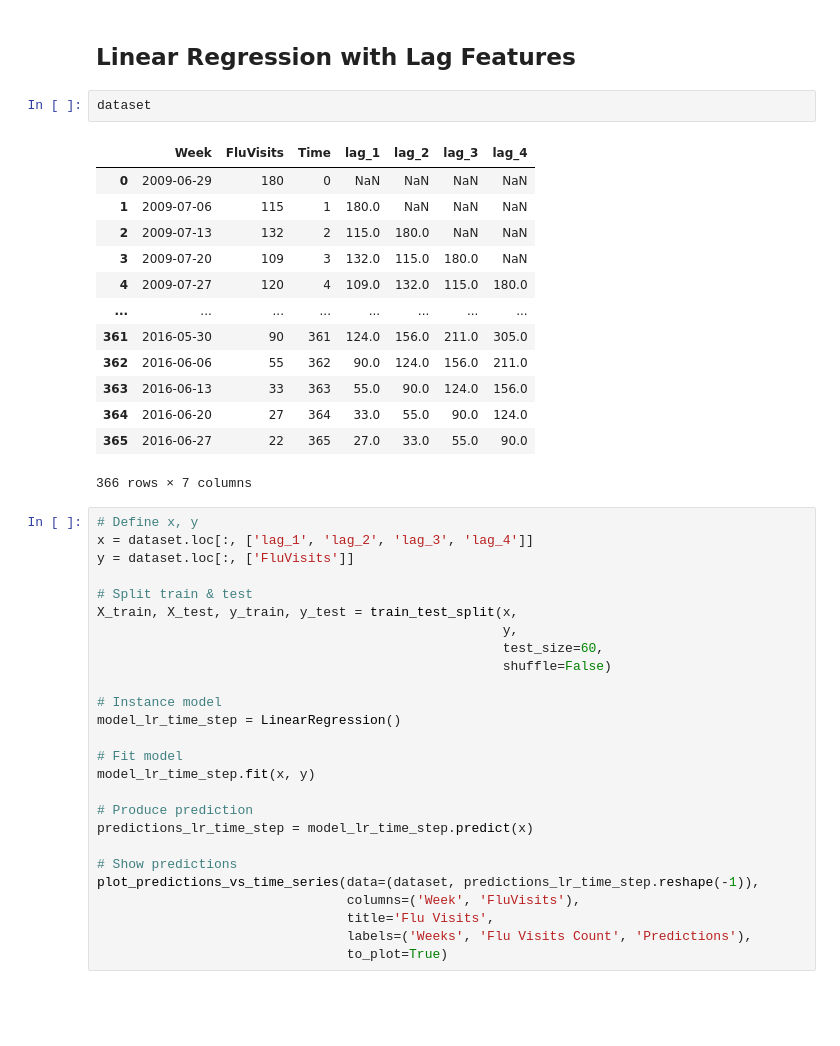
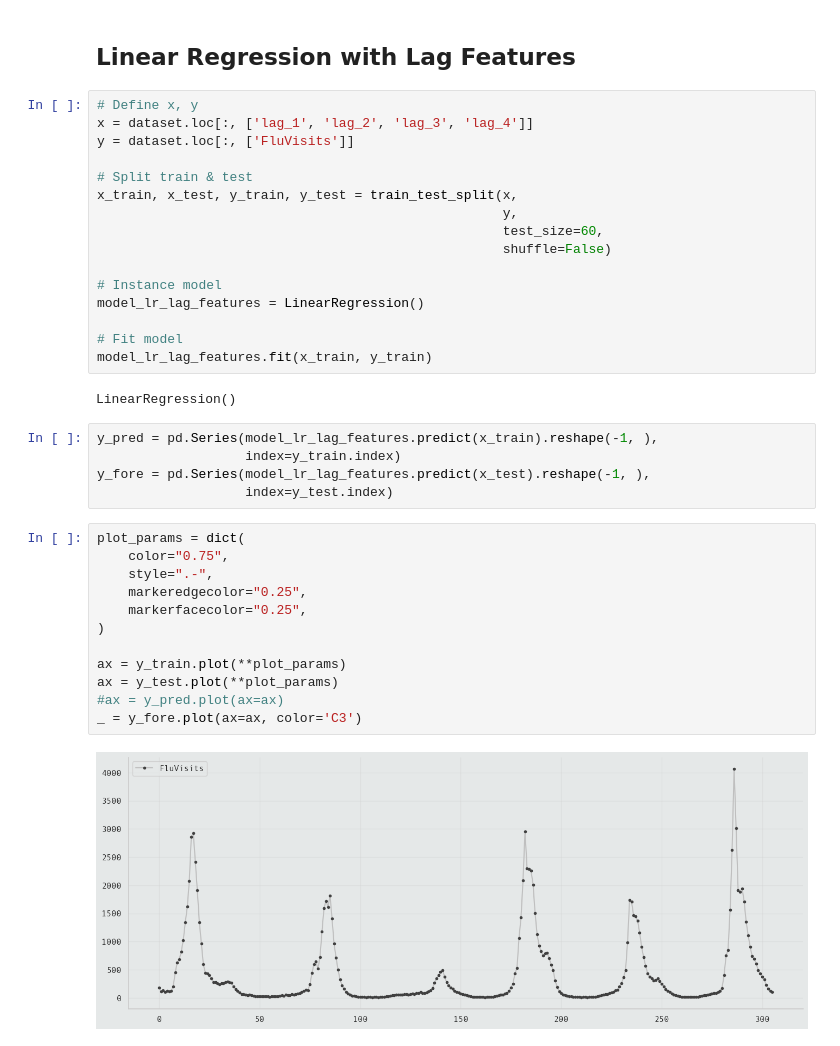
Before and after one commit to Volscente/TimeWarpForecast, a Jupyter notebook: notebooks/flu_trends/exploratory_data_analysis.ipynb, the cells around one changed output. Saved outputs shown, nothing was run; the diff lists cells and outputs as text; blank space fills up the shorter version.

```diff
--- a/notebooks/flu_trends/exploratory_data_analysis.ipynb
+++ b/notebooks/flu_trends/exploratory_data_analysis.ipynb
@@ -250,45 +250,40 @@ plot_predictions_vs_time_series(data=(dataset, predictions_lr_time_step.reshape(
 <Figure size 1600x600 with 0 Axes>
 # %% [markdown]
 ## Linear Regression with Lag Features
-# %%
-dataset
-# %% [output]
-|  | Week | FluVisits | Time | lag_1 | lag_2 | lag_3 | lag_4 |
-| 0 | 2009-06-29 | 180 | 0 | NaN | NaN | NaN | NaN |
-| 1 | 2009-07-06 | 115 | 1 | 180.0 | NaN | NaN | NaN |
-| 2 | 2009-07-13 | 132 | 2 | 115.0 | 180.0 | NaN | NaN |
-| 3 | 2009-07-20 | 109 | 3 | 132.0 | 115.0 | 180.0 | NaN |
-| 4 | 2009-07-27 | 120 | 4 | 109.0 | 132.0 | 115.0 | 180.0 |
-| ... | ... | ... | ... | ... | ... | ... | ... |
-| 361 | 2016-05-30 | 90 | 361 | 124.0 | 156.0 | 211.0 | 305.0 |
-| 362 | 2016-06-06 | 55 | 362 | 90.0 | 124.0 | 156.0 | 211.0 |
-| 363 | 2016-06-13 | 33 | 363 | 55.0 | 90.0 | 124.0 | 156.0 |
-| 364 | 2016-06-20 | 27 | 364 | 33.0 | 55.0 | 90.0 | 124.0 |
-| 365 | 2016-06-27 | 22 | 365 | 27.0 | 33.0 | 55.0 | 90.0 |
-366 rows × 7 columns
 # %%
 # Define x, y
 x = dataset.loc[:, ['lag_1', 'lag_2', 'lag_3', 'lag_4']]
 y = dataset.loc[:, ['FluVisits']]
 
 # Split train & test
-X_train, X_test, y_train, y_test = train_test_split(x,
+x_train, x_test, y_train, y_test = train_test_split(x,
                                                     y,
                                                     test_size=60,
                                                     shuffle=False)
 
 # Instance model
-model_lr_time_step = LinearRegression()
+model_lr_lag_features = LinearRegression()
 
 # Fit model
-model_lr_time_step.fit(x, y)
-
-# Produce prediction
-predictions_lr_time_step = model_lr_time_step.predict(x)
-
-# Show predictions
-plot_predictions_vs_time_series(data=(dataset, predictions_lr_time_step.reshape(-1)),
-                                columns=('Week', 'FluVisits'),
-                                title='Flu Visits',
-                                labels=('Weeks', 'Flu Visits Count', 'Predictions'),
-                                to_plot=True)
+model_lr_lag_features.fit(x_train, y_train)
+# %% [output]
+LinearRegression()
+# %%
+y_pred = pd.Series(model_lr_lag_features.predict(x_train).reshape(-1, ),
+                   index=y_train.index)
+y_fore = pd.Series(model_lr_lag_features.predict(x_test).reshape(-1, ),
+                   index=y_test.index)
+# %%
+plot_params = dict(
+    color="0.75",
+    style=".-",
+    markeredgecolor="0.25",
+    markerfacecolor="0.25",
+)
+
+ax = y_train.plot(**plot_params)
+ax = y_test.plot(**plot_params)
+#ax = y_pred.plot(ax=ax)
+_ = y_fore.plot(ax=ax, color='C3')
+# %% [output]
+[figure, added]
```
Also changed, not shown: parts of 10 cells of this notebook.
